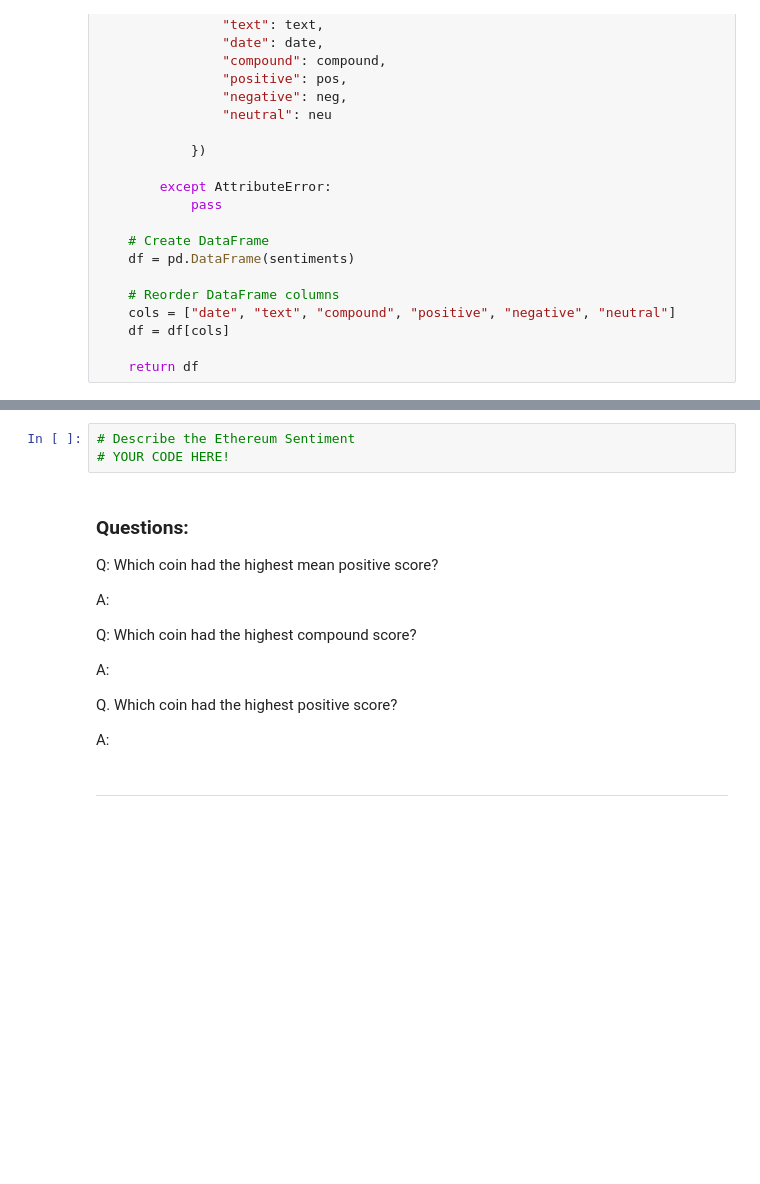
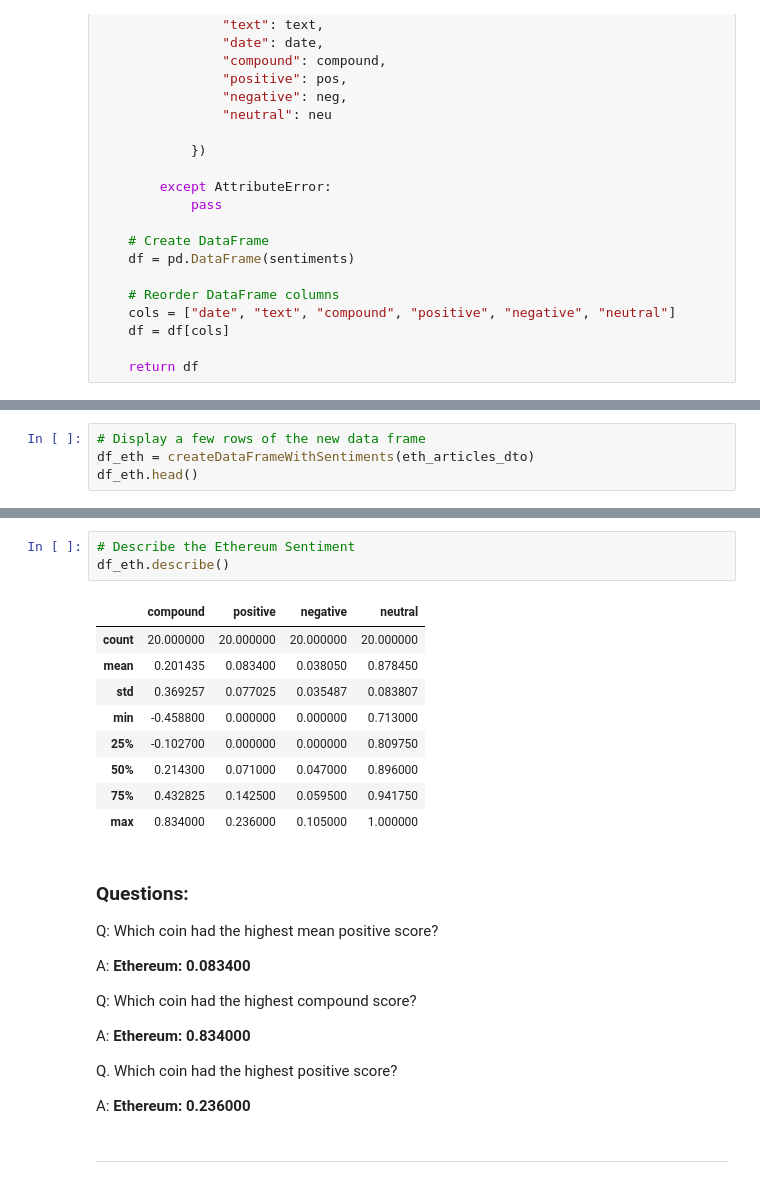
Before and after one commit to jshapiro651/python-homework-12, a Jupyter notebook: App/crypto_sentiment.ipynb, the cells around one changed output, grey strips where cells are left out. Drawn from its saved outputs; the diff is of its cells as text; blank space fills up the shorter version.

```diff
--- a/App/crypto_sentiment.ipynb
+++ b/App/crypto_sentiment.ipynb
@@ -149,0 +171,4 @@ def createDataFrameWithSentiments(articles_dto):
+# %%
+# Display a few rows of the new data frame
+df_eth = createDataFrameWithSentiments(eth_articles_dto)
+df_eth.head()
@@ -150,20 +182,30 @@ def createDataFrameWithSentiments(articles_dto):
 # %%
 # Describe the Ethereum Sentiment
-# YOUR CODE HERE!
+df_eth.describe()
+# %% [output]
+|  | compound | positive | negative | neutral |
+| count | 20.000000 | 20.000000 | 20.000000 | 20.000000 |
+| mean | 0.201435 | 0.083400 | 0.038050 | 0.878450 |
+| std | 0.369257 | 0.077025 | 0.035487 | 0.083807 |
+| min | -0.458800 | 0.000000 | 0.000000 | 0.713000 |
+| 25% | -0.102700 | 0.000000 | 0.000000 | 0.809750 |
+| 50% | 0.214300 | 0.071000 | 0.047000 | 0.896000 |
+| 75% | 0.432825 | 0.142500 | 0.059500 | 0.941750 |
+| max | 0.834000 | 0.236000 | 0.105000 | 1.000000 |
 # %% [markdown]
 ### Questions:
 
 Q: Which coin had the highest mean positive score?
 
-A:
+A: **Ethereum: 0.083400**
 
 Q: Which coin had the highest compound score?
 
-A:
+A: **Ethereum: 0.834000**
 
 Q. Which coin had the highest positive score?
 
-A:
+A: **Ethereum: 0.236000**
 # %% [markdown]
 ---
 # %% [markdown]
```
Also changed, not shown: parts of 4 cells of this notebook.
